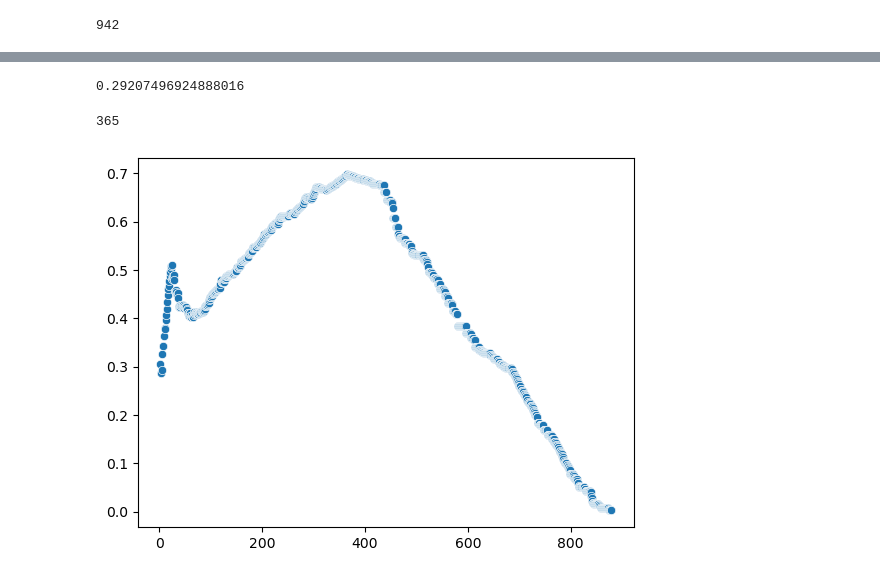
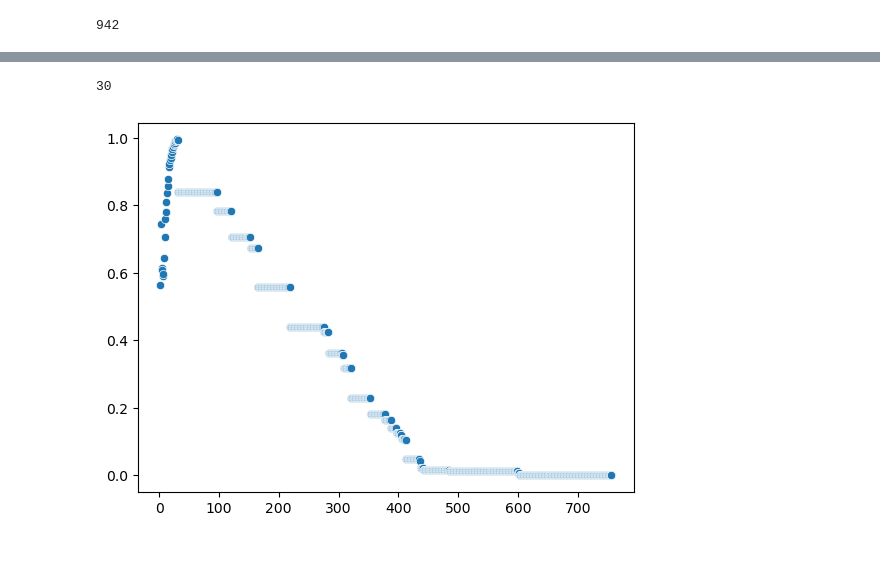
Before and after one commit to ZachMajernik/DataScience2, a Jupyter notebook: Launch&ExitTickets/ExitTicket_3-11.ipynb, the cells around one changed output, grey strips where cells are left out. Drawn from its saved outputs; the diff is of its cells as text; code cells hidden in the pictures.

```diff
--- a/Launch&ExitTickets/ExitTicket_3-11.ipynb
+++ b/Launch&ExitTickets/ExitTicket_3-11.ipynb
@@ -43,4 +106,6 @@ def findModes(lst, n):
+# %%
+numTopMovies = max(bestScores, key=bestScores.get)
 # %%
-modes = findModes(reviews['item_id'], 5)
+modes = findModes(reviews['item_id'], numTopMovies)
 print(modes)
 # %% [output]
@@ -71,23 +136,16 @@ pivotDF.head()
-# %%
-agg = AgglomerativeClustering(n_clusters=5, affinity='euclidean', linkage='ward')
-agg = agg.fit(pivotDF)
-# %%
-ss_avg = silhouette_score(pivotDF, agg.labels_)
-print(ss_avg)
-# %% [output]
-0.29207496924888016
 # %%
 scores = {}
 clusters = len(pivotDF)
 for i in range(2, clusters):
-    agg = AgglomerativeClustering(n_clusters=i, affinity='euclidean', linkage='ward')
+    agg = AgglomerativeClustering(n_clusters=i, metric='euclidean', linkage='ward')
     agg = agg.fit(pivotDF)
     ss_avg = silhouette_score(pivotDF, agg.labels_)
     scores[i] = ss_avg
 # %%
-sns.scatterplot(x=scores.keys(), y=scores.values()) #365 is the optimal number of clusters
-max(scores, key=scores.get)
+sns.scatterplot(x=scores.keys(), y=scores.values()) #30 is the optimal number of clusters
+bestClusters = max(scores, key=scores.get)
+print(bestClusters)
 # %% [output]
-365
+30
-[figure, old version]
+[figure, new version]
 # %%
```
Also changed, not shown: parts of 17 cells of this notebook, 2 other files.
